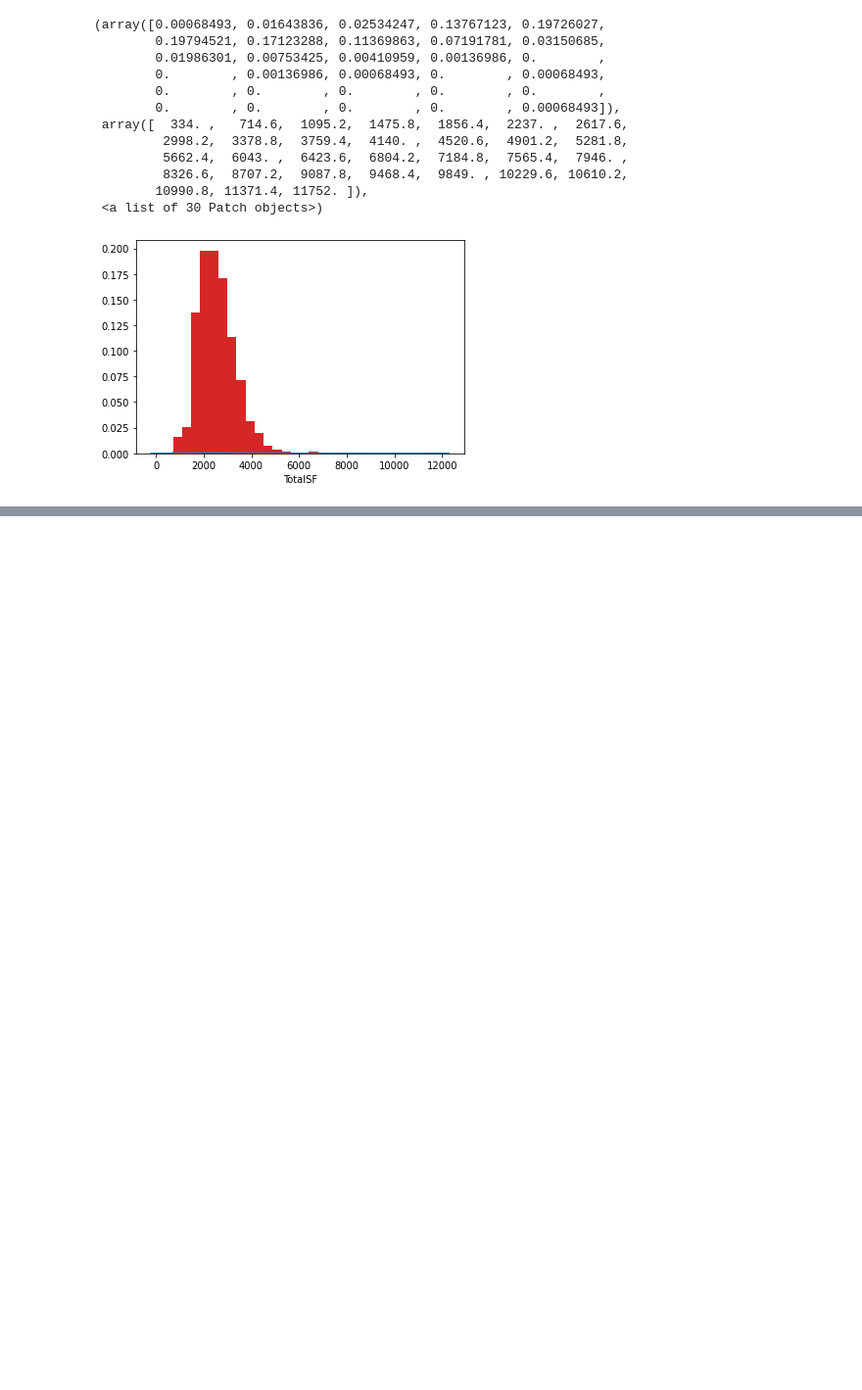
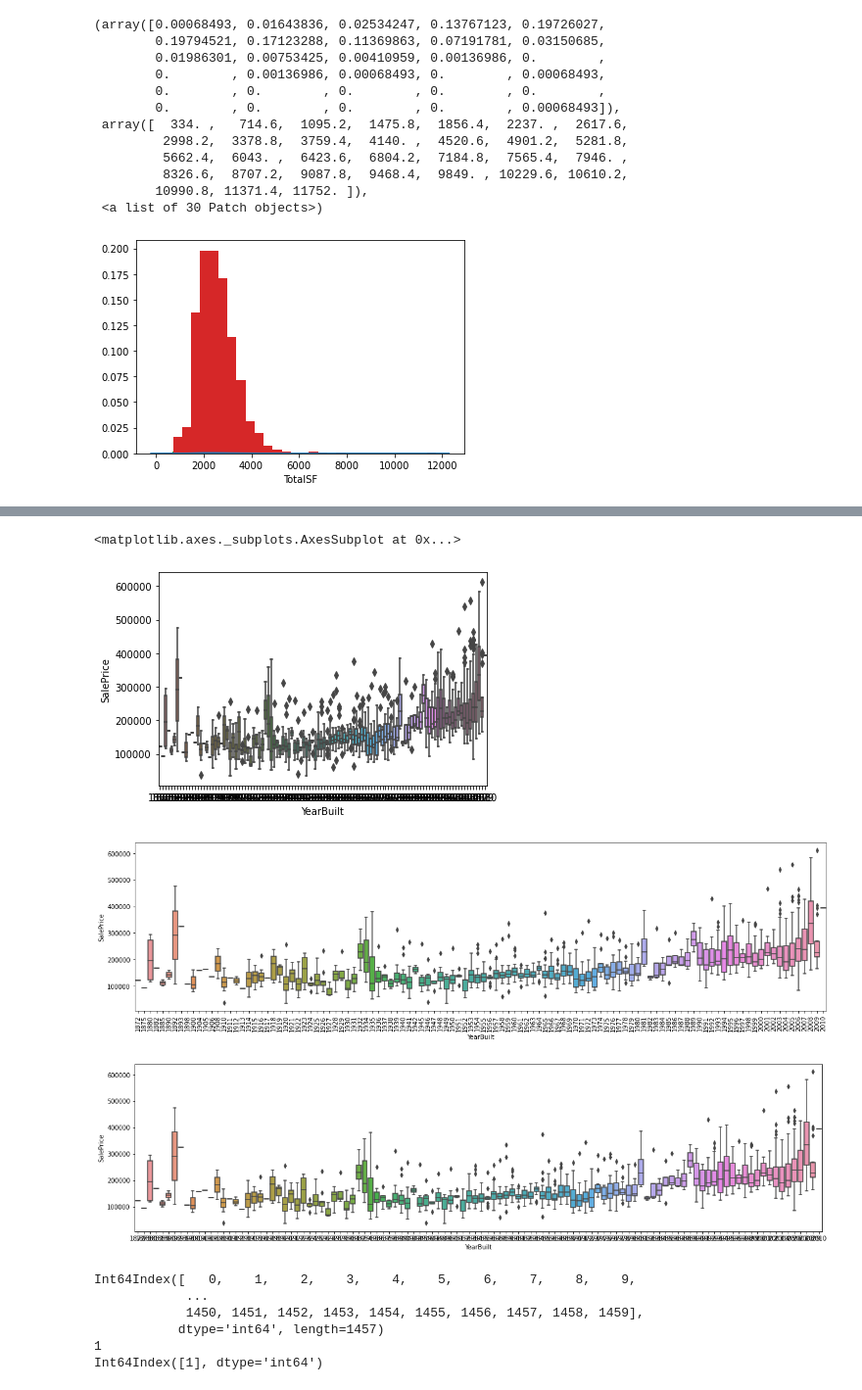
Before and after one commit to Tom-Lennox/Kaggle, a Jupyter notebook: HousePrices_c01.ipynb, the cells around one changed output, grey strips where cells are left out. Shown at 98% size. Saved outputs shown, nothing was run; the diff lists cells and outputs as text; code cells hidden in the pictures; blank space fills up the shorter version.

```diff
--- a/HousePrices_c01.ipynb
+++ b/HousePrices_c01.ipynb
@@ -206,0 +208,36 @@ sns.boxplot(x="YearBuilt",y="SalePrice",data=data)
+# %%
+data = pd.concat([train["YearBuilt"], train["SalePrice"]], axis=1)
+# plt.figure
+sns.boxplot(x="YearBuilt", y="SalePrice", data=data)
+
+# 小さくて見えん
+plt.figure(figsize=(20, 5))
+# x軸が見えん
+plt.xticks(rotation='90')
+sns.boxplot(x="YearBuilt", y="SalePrice", data=data)
+
+# 外れ値除去
+train = train.drop(train[(train['YearBuilt']<2000) & (train['SalePrice']>600000)].index)
+data = pd.concat([train["YearBuilt"],train["SalePrice"]],axis=1)
+plt.figure(figsize=(20, 5))
+sns.boxplot(x="YearBuilt", y="SalePrice", data=data)
+# %% [output]
+<matplotlib.axes._subplots.AxesSubplot at 0x...>
+[figure, added]
+[figure, added]
+[figure, added]
+# %%
+# これの違い
+# index、配列表示
+print(train.index)
+# index、2つ目を表示
+print(train.index[1])
+# ？index、２重配列の2つ目？
+print(train.index[[1]])
+# %% [output]
+Int64Index([   0,    1,    2,    3,    4,    5,    6,    7,    8,    9,
+            ...
+            1450, 1451, 1452, 1453, 1454, 1455, 1456, 1457, 1458, 1459],
+           dtype='int64', length=1457)
+1
+Int64Index([1], dtype='int64')
```
Also changed, not shown: parts of 5 cells of this notebook.
